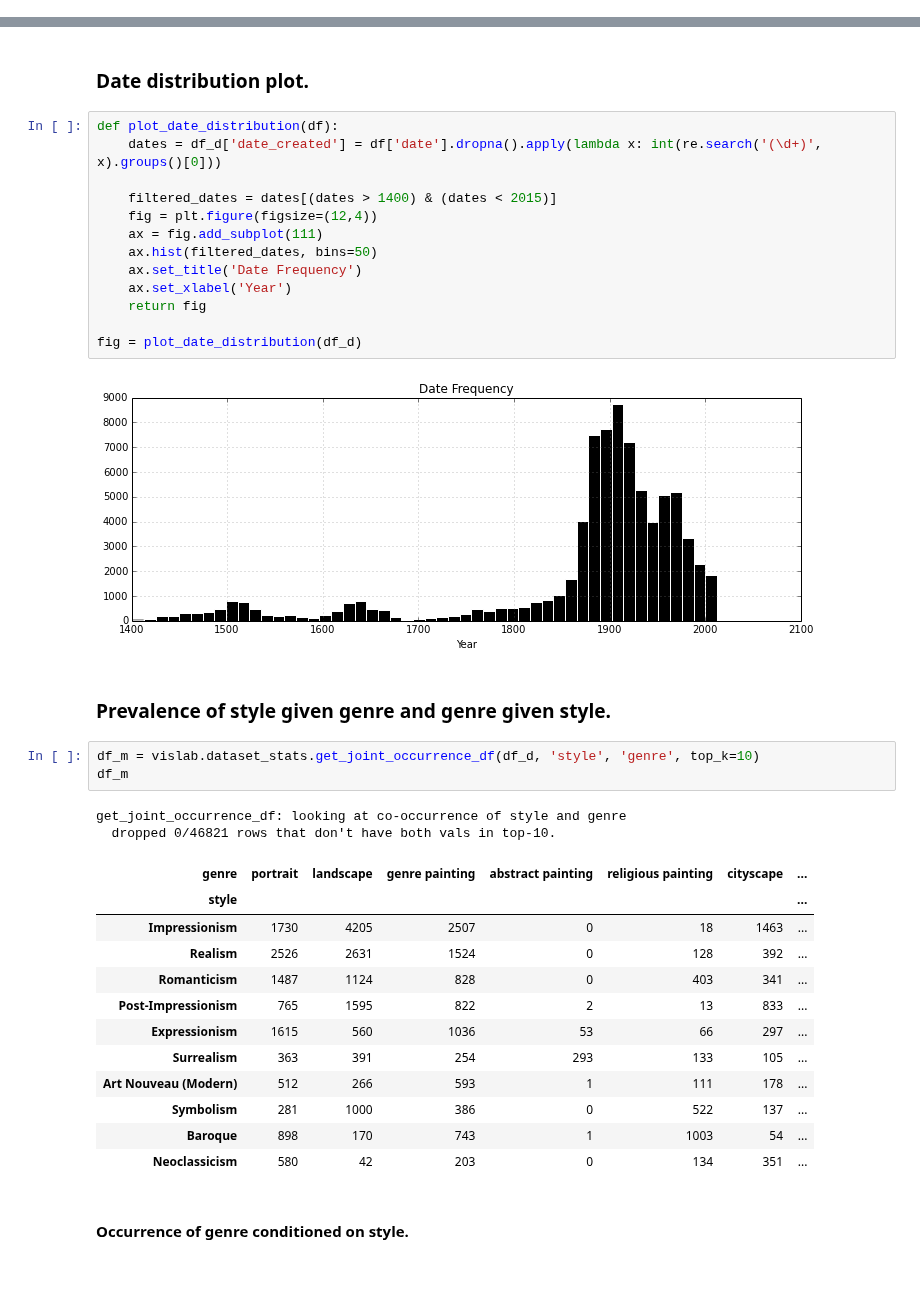
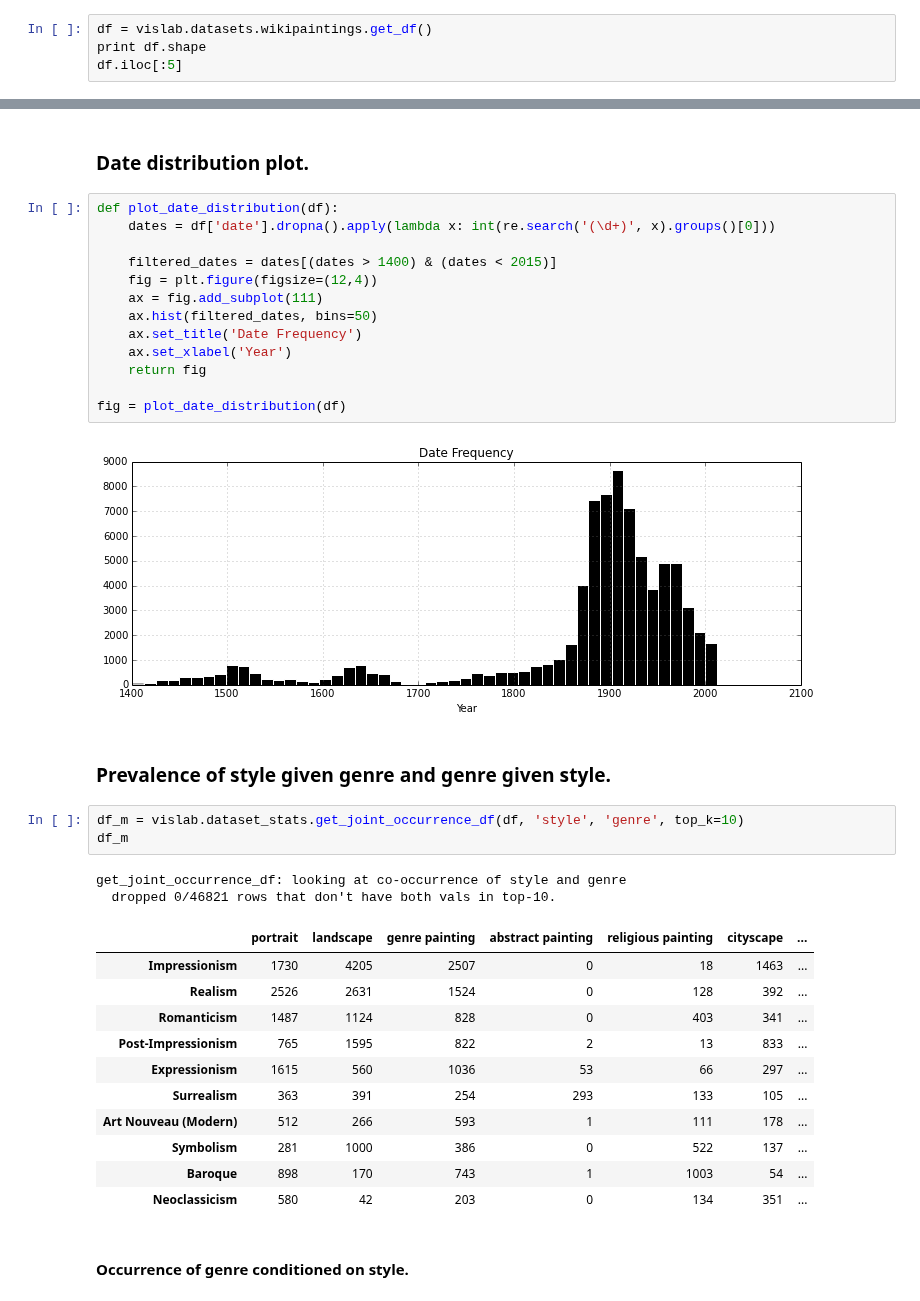
Before and after one commit to sergeyk/vislab, a Jupyter notebook: notebooks/wikipaintings dataset.ipynb, the cells around one changed output, grey strips where cells are left out. Drawn from its saved outputs; the diff is of its cells as text; blank space fills up the shorter version.

```diff
--- a/notebooks/wikipaintings dataset.ipynb
+++ b/notebooks/wikipaintings dataset.ipynb
@@ -38,0 +32,4 @@ Load the expanded-label dataset, which contains separate binary columns for the
+# %%
+df = vislab.datasets.wikipaintings.get_df()
+print df.shape
+df.iloc[:5]
@@ -75,7 +82,7 @@ fig = vislab.dataset_viz.plot_column_frequencies(df_d, 'artist_slug', 60)
 ### Date distribution plot.
 # %%
 def plot_date_distribution(df):
-    dates = df_d['date_created'] = df['date'].dropna().apply(lambda x: int(re.search('(\d+)', x).groups()[0]))
+    dates = df['date'].dropna().apply(lambda x: int(re.search('(\d+)', x).groups()[0]))
 
     filtered_dates = dates[(dates > 1400) & (dates < 2015)]
     fig = plt.figure(figsize=(12,4))
@@ -85,19 +92,18 @@ def plot_date_distribution(df):
     ax.set_xlabel('Year')
     return fig
 
-fig = plot_date_distribution(df_d)
+fig = plot_date_distribution(df)
 # %% [output]
-[figure, old version]
+[figure, new version]
 # %% [markdown]
 ### Prevalence of style given genre and genre given style.
 # %%
-df_m = vislab.dataset_stats.get_joint_occurrence_df(df_d, 'style', 'genre', top_k=10)
+df_m = vislab.dataset_stats.get_joint_occurrence_df(df, 'style', 'genre', top_k=10)
 df_m
 # %% [output]
 get_joint_occurrence_df: looking at co-occurrence of style and genre
   dropped 0/46821 rows that don't have both vals in top-10.
-| genre | portrait | landscape | genre painting | abstract painting | religious painting | cityscape | ... |
-| style |  |  |  |  |  |  | ... |
+|  | portrait | landscape | genre painting | abstract painting | religious painting | cityscape | ... |
 | Impressionism | 1730 | 4205 | 2507 | 0 | 18 | 1463 | ... |
 | Realism | 2526 | 2631 | 1524 | 0 | 128 | 392 | ... |
 | Romanticism | 1487 | 1124 | 828 | 0 | 403 | 341 | ... |
```
Also changed, not shown: parts of 12 cells of this notebook, 18 other files.
